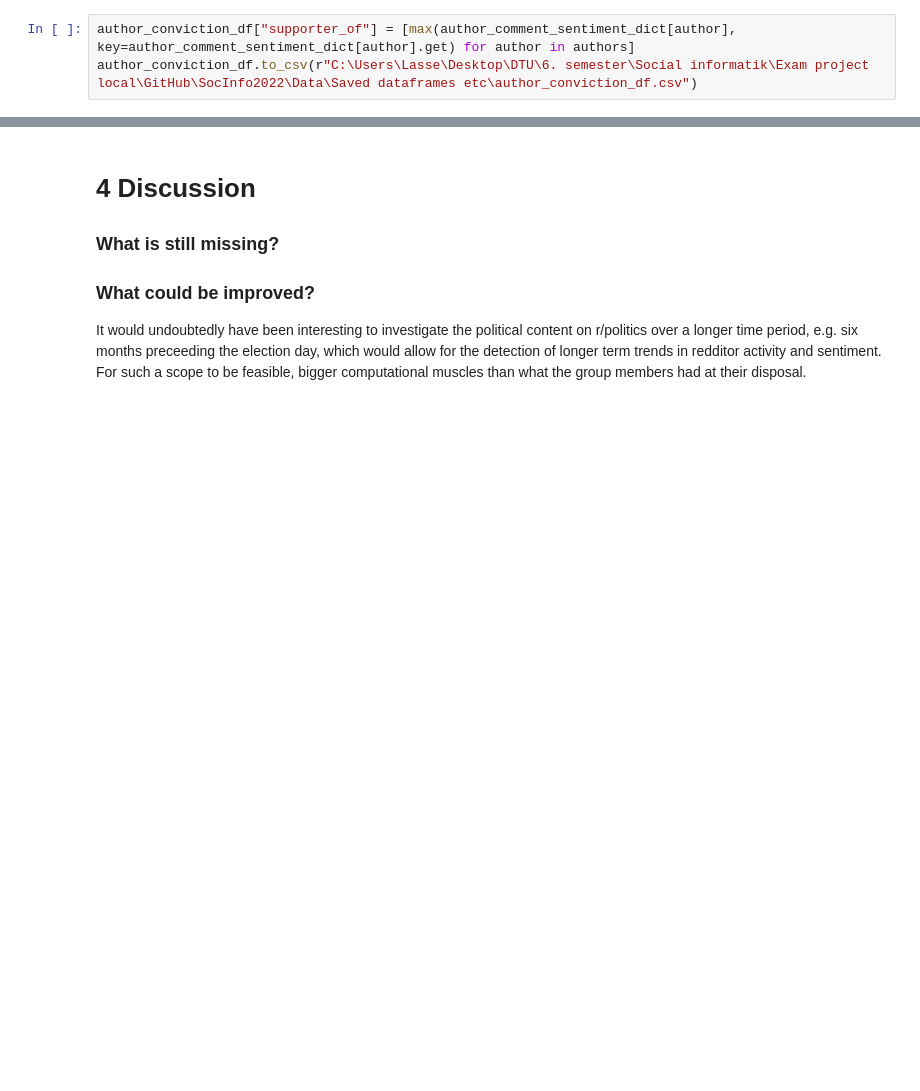
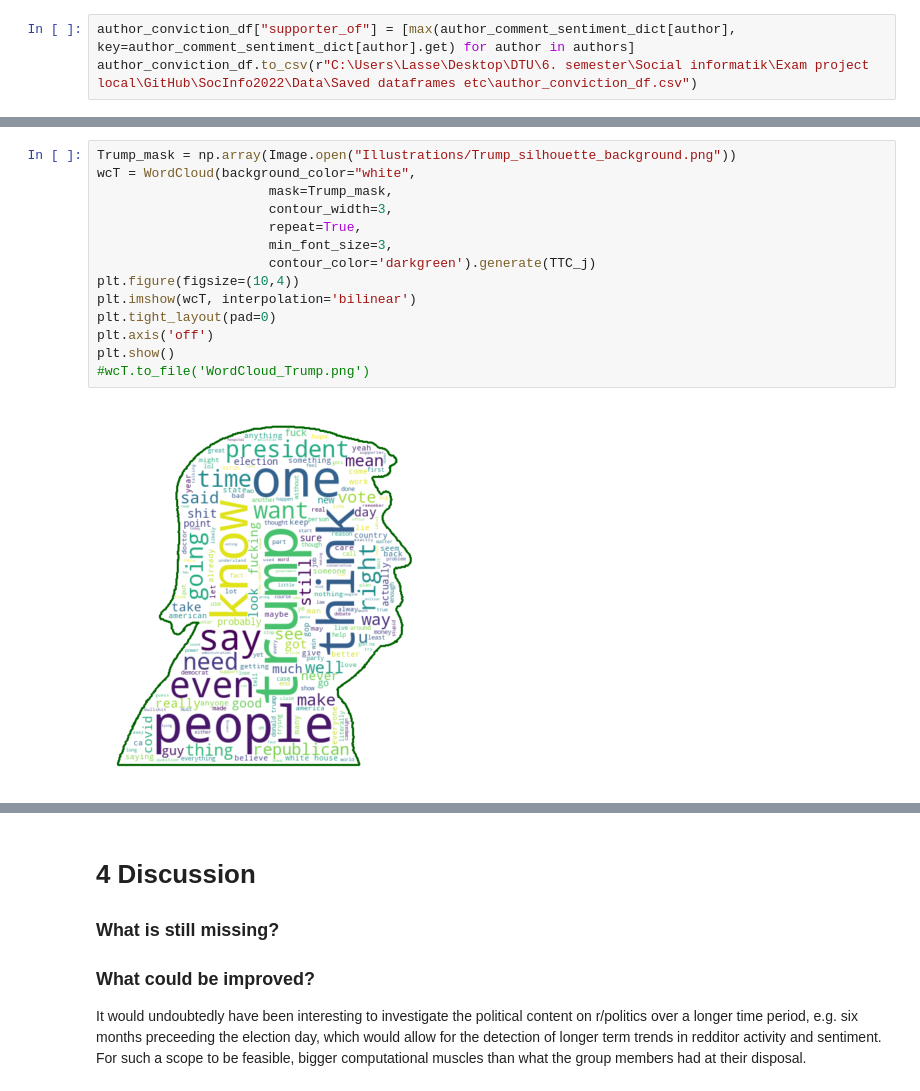
Before and after one commit to JaQtae/SocInfo2022, a Jupyter notebook: Explainer_Notebook_V3.ipynb, the cells around one changed output, grey strips where cells are left out. Drawn from its saved outputs; the diff is of its cells as text; blank space fills up the shorter version.

```diff
--- a/Explainer_Notebook_V3.ipynb
+++ b/Explainer_Notebook_V3.ipynb
@@ -603,0 +612,16 @@ author_conviction_df.to_csv(r"C:\Users\Lasse\Desktop\DTU\6. semester\Social info
+# %%
+Trump_mask = np.array(Image.open("Illustrations/Trump_silhouette_background.png"))
+wcT = WordCloud(background_color="white",
+                      mask=Trump_mask,
+                      contour_width=3,
+                      repeat=True,
+                      min_font_size=3,
+                      contour_color='darkgreen').generate(TTC_j)
+plt.figure(figsize=(10,4))
+plt.imshow(wcT, interpolation='bilinear')
+plt.tight_layout(pad=0)
+plt.axis('off')
+plt.show()
+#wcT.to_file('WordCloud_Trump.png')
+# %% [output]
+[figure, added]
```
Also changed, not shown: parts of 39 cells of this notebook, 2 other files.
